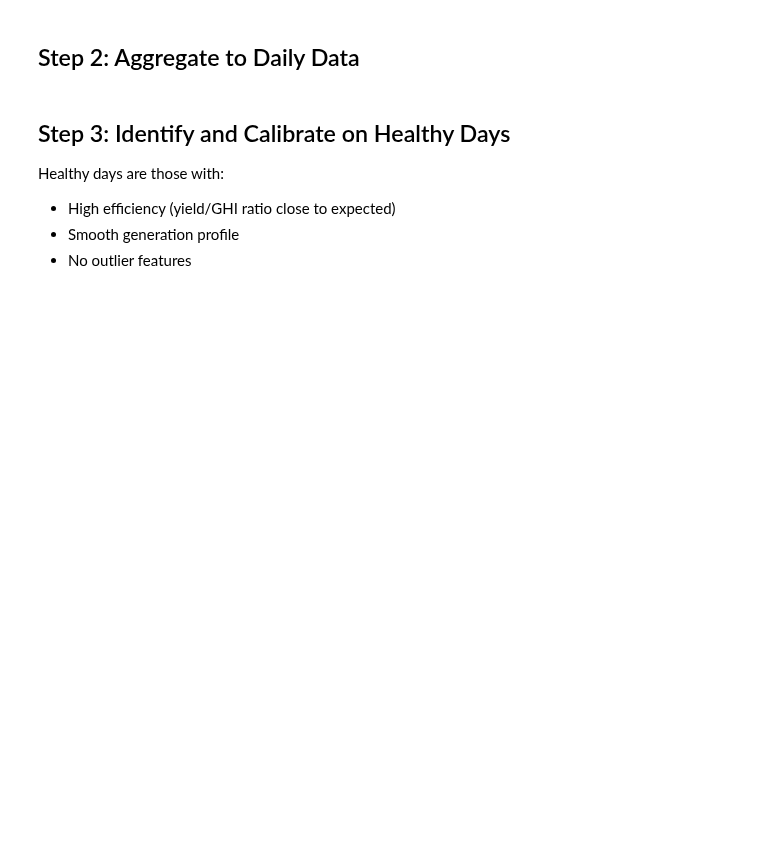
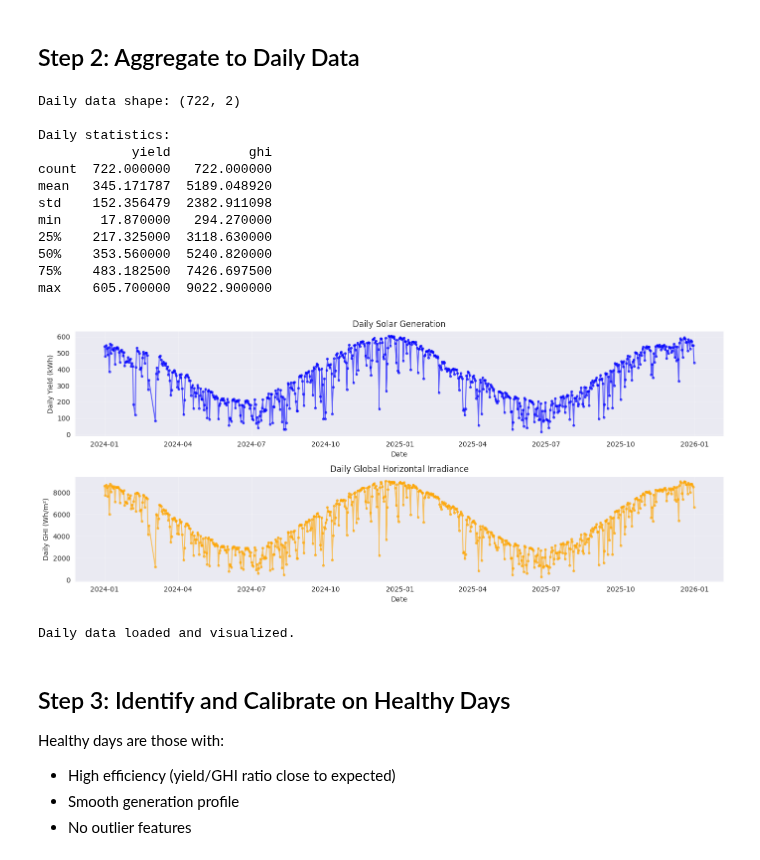
Before and after one commit to rhin0jm23-tech/O-M-Monte-Carlo, a Jupyter notebook: notebooks/01_phase1_physics_baseline.ipynb, the cells around one changed output. Saved outputs shown, nothing was run; the diff lists cells and outputs as text; code cells hidden in the pictures; blank space fills up the shorter version.

```diff
--- a/notebooks/01_phase1_physics_baseline.ipynb
+++ b/notebooks/01_phase1_physics_baseline.ipynb
@@ -86,34 +74,45 @@ print(df_raw.head())
 # %%
 # Aggregate to daily summaries
 df_daily = loader.get_daily_aggregates(df_raw)
 
 print(f"Daily data shape: {df_daily.shape}")
 print(f"\nDaily statistics:")
 print(df_daily.describe())
 
 # Visualize raw daily data
-fig, axes = plt.subplots(3, 1, figsize=(14, 8))
+fig, axes = plt.subplots(2, 1, figsize=(14, 6))
 
-axes[0].plot(df_daily.index, df_daily['yield'], 'o-', alpha=0.6, markersize=3)
-axes[0].set_ylabel('Daily Yield')
+axes[0].plot(df_daily.index, df_daily['yield'], 'o-', alpha=0.6, markersize=3, color='blue')
+axes[0].set_ylabel('Daily Yield (kWh)')
+axes[0].set_xlabel('Date')
 axes[0].set_title('Daily Solar Generation')
 axes[0].grid(True, alpha=0.3)
 
 axes[1].plot(df_daily.index, df_daily['ghi'], 'o-', alpha=0.6, markersize=3, color='orange')
-axes[1].set_ylabel('Daily GHI')
+axes[1].set_ylabel('Daily GHI (Wh/m²)')
+axes[1].set_xlabel('Date')
 axes[1].set_title('Daily Global Horizontal Irradiance')
 axes[1].grid(True, alpha=0.3)
-
-axes[2].plot(df_daily.index, df_daily['temp'], 'o-', alpha=0.6, markersize=3, color='red')
-axes[2].set_ylabel('Avg Temperature (°C)')
-axes[2].set_xlabel('Date')
-axes[2].set_title('Daily Average Temperature')
-axes[2].grid(True, alpha=0.3)
 
 plt.tight_layout()
 plt.show()
 
 print("\nDaily data loaded and visualized.")
+# %% [output]
+Daily data shape: (722, 2)
+
+Daily statistics:
+            yield          ghi
+count  722.000000   722.000000
+mean   345.171787  5189.048920
+std    152.356479  2382.911098
+min     17.870000   294.270000
+25%    217.325000  3118.630000
+50%    353.560000  5240.820000
+75%    483.182500  7426.697500
+max    605.700000  9022.900000
+[figure, added]
+Daily data loaded and visualized.
 # %% [markdown]
 ## Step 3: Identify and Calibrate on Healthy Days
 
```
Also changed, not shown: parts of 11 cells of this notebook, 47 other files.
